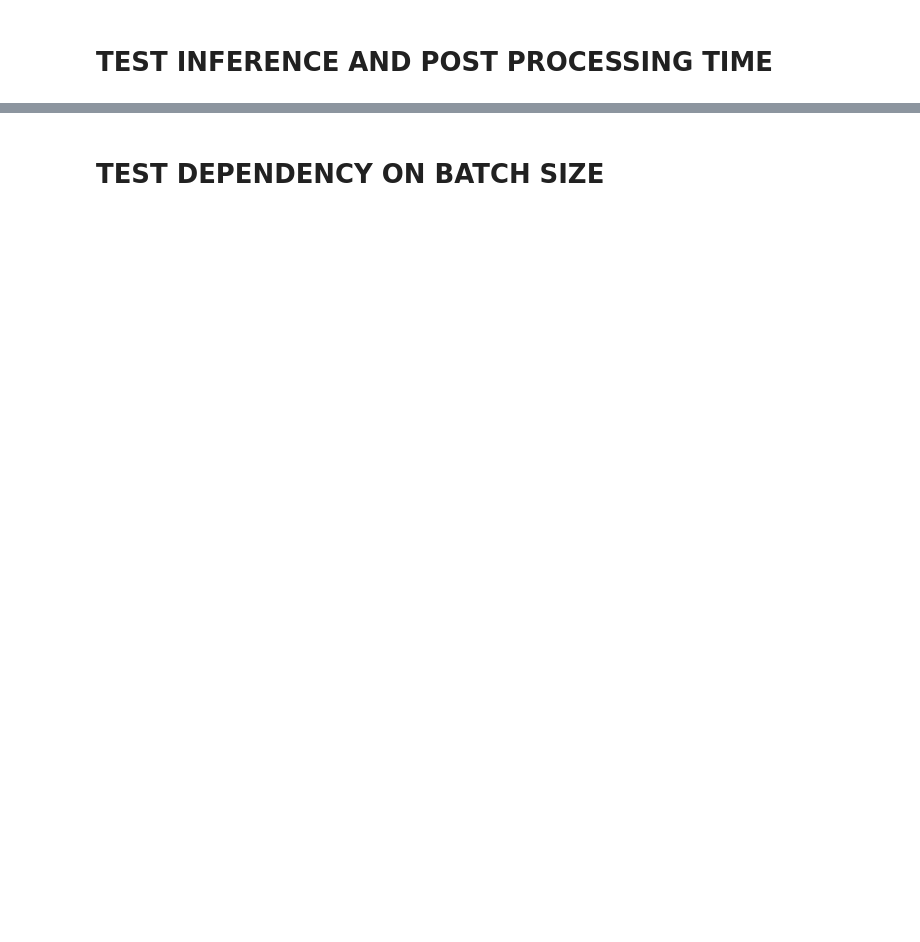
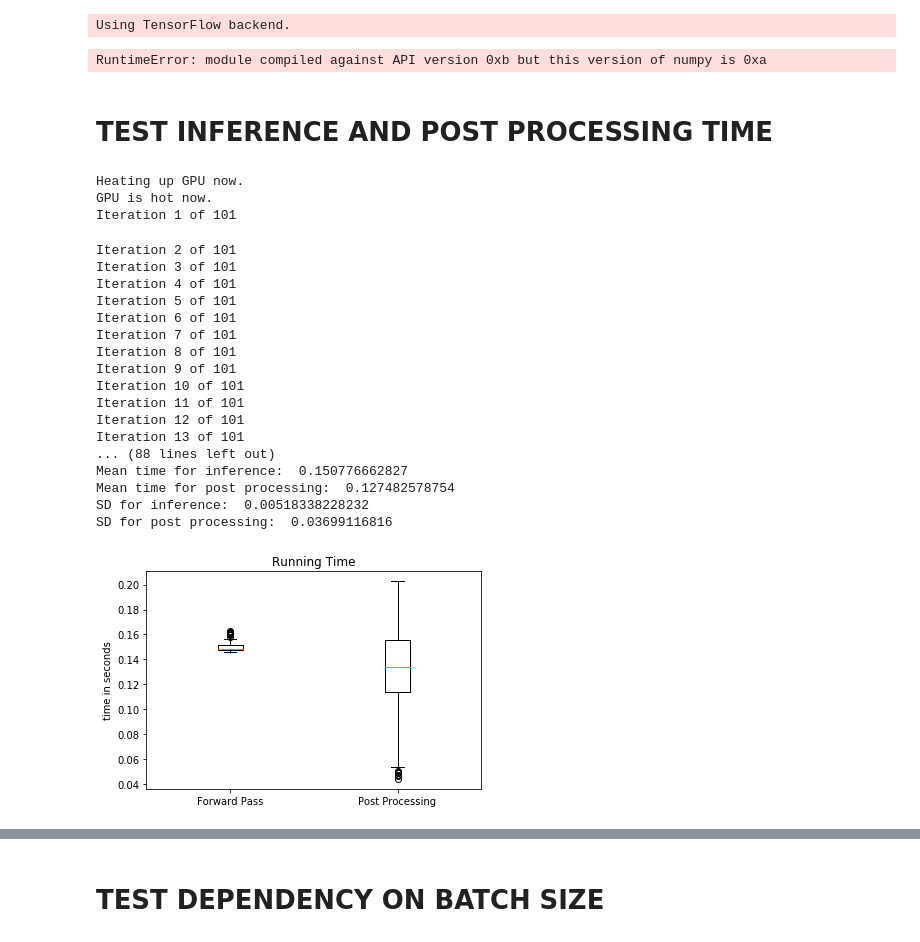
Before and after one commit to jr0th/segmentation, a Jupyter notebook: experiments/timing/time_measurement.ipynb, the cells around one changed output, grey strips where cells are left out. Saved outputs shown, nothing was run; the diff lists cells and outputs as text; code cells hidden in the pictures; blank space fills up the shorter version.

```diff
--- a/experiments/timing/time_measurement.ipynb
+++ b/experiments/timing/time_measurement.ipynb
@@ -20,18 +20,21 @@ import keras
 # build session running on a specific GPU
 configuration = tf.ConfigProto()
 configuration.gpu_options.allow_growth = True
-configuration.gpu_options.visible_device_list = "2"
+configuration.gpu_options.visible_device_list = "1"
 session = tf.Session(config = configuration)
 
 keras.backend.set_session(session)
+# %% [output]
+Using TensorFlow backend.
+RuntimeError: module compiled against API version 0xb but this version of numpy is 0xa
 # %%
-img_load_pattern = '/home/jr0th/github/segmentation/data/BBBC022_hand_200/test/x/all/*.png'
+img_load_pattern = '/home/jr0th/github/segmentation/data/BBBC022/test/x/all/*.png'
 
 # uncomment the following line to use full images instead of crops
-img_load_pattern = '/home/jr0th/github/segmentation/data/BBBC022_hand_200/test/x_big/*.png'
+img_load_pattern = '/home/jr0th/github/segmentation/data/BBBC022/test/x_big/*.png'
 
 # use latest checkpoint
-weights_path = '/home/jr0th/github/segmentation/checkpoints/checkpoint_boundary_4_generator.hdf5'
+weights_path = '/home/jr0th/github/segmentation/checkpoints/DL_on_Hand_boundary_augment/checkpoint_0199.hdf5'
 
 # get images
 images = skimage.io.imread_collection(img_load_pattern).concatenate()
@@ -50,15 +53,15 @@ model.load_weights(weights_path)
 # %%
 # label = 'PATCH'
 # label = 'PATCH_thresh'
-# label = 'PATCH_remove_small'
+label = 'PATCH_remove_small'
 # label = 'PATCH_thresh_remove_small'
 
 # label = 'FULL'
 # label = 'FULL_thresh'
-# label = 'FULL_remove_small'
-label = 'FULL_thresh_remove_small'
+#label = 'FULL_remove_small'
+# label = 'FULL_thresh_remove_small'
 
-N = 100
+N = 101
 
 time_inf = np.zeros(N)
 time_pp = np.zeros(N)
@@ -102,32 +105,60 @@ for i in range(N):
     # visualize
     visualize = False
     if(visualize):
         plt.imshow(img)
         plt.colorbar()
         plt.title('Image')
         plt.show()
 
         plt.imshow(outline_pred)
         plt.colorbar()
         plt.title('Outline Probability Map')
         plt.show()
 
         plt.imshow(contour)
         plt.colorbar()
         plt.title('Thresholded Contours')
         plt.show()
 
         plt.imshow(segmentation)
         plt.colorbar()
         plt.title('Predicted Segmentation')
         plt.show()
 
-plt.boxplot([time_inf[1:], time_pp[1:]], labels=['Forward Pass', 'Post Processing'])
+time_inf = time_inf[1:]
+time_pp = time_pp[1:]
+
+plt.boxplot([time_inf, time_pp], labels=['Forward Pass', 'Post Processing'])
 plt.title('Running Time')
 plt.ylabel('time in seconds')
 plt.savefig('inf_pp_time_' + label + '.eps', format='eps')
 
 np.save('inf_pp_time_' + label + '.npy',[time_inf, time_pp])
 
 print('Mean time for inference: ', np.mean(time_inf))
-print('Mean time for inference: ', np.mean(time_pp))
+print('Mean time for post processing: ', np.mean(time_pp))
+
+print('SD for inference: ', np.std(time_inf))
+print('SD for post processing: ', np.std(time_pp))
+# %% [output]
+Heating up GPU now.
+GPU is hot now.
+Iteration 1 of 101
+Iteration 2 of 101
+Iteration 3 of 101
+Iteration 4 of 101
+Iteration 5 of 101
+Iteration 6 of 101
+Iteration 7 of 101
+Iteration 8 of 101
+Iteration 9 of 101
+Iteration 10 of 101
+Iteration 11 of 101
+Iteration 12 of 101
+Iteration 13 of 101
+... (88 lines left out)
+Mean time for inference:  0.150776662827
+Mean time for post processing:  0.127482578754
+SD for inference:  0.00518338228232
+SD for post processing:  0.03699116816
+[figure, added]
```
Also changed, not shown: parts of 5 cells of this notebook, 6 other files.
